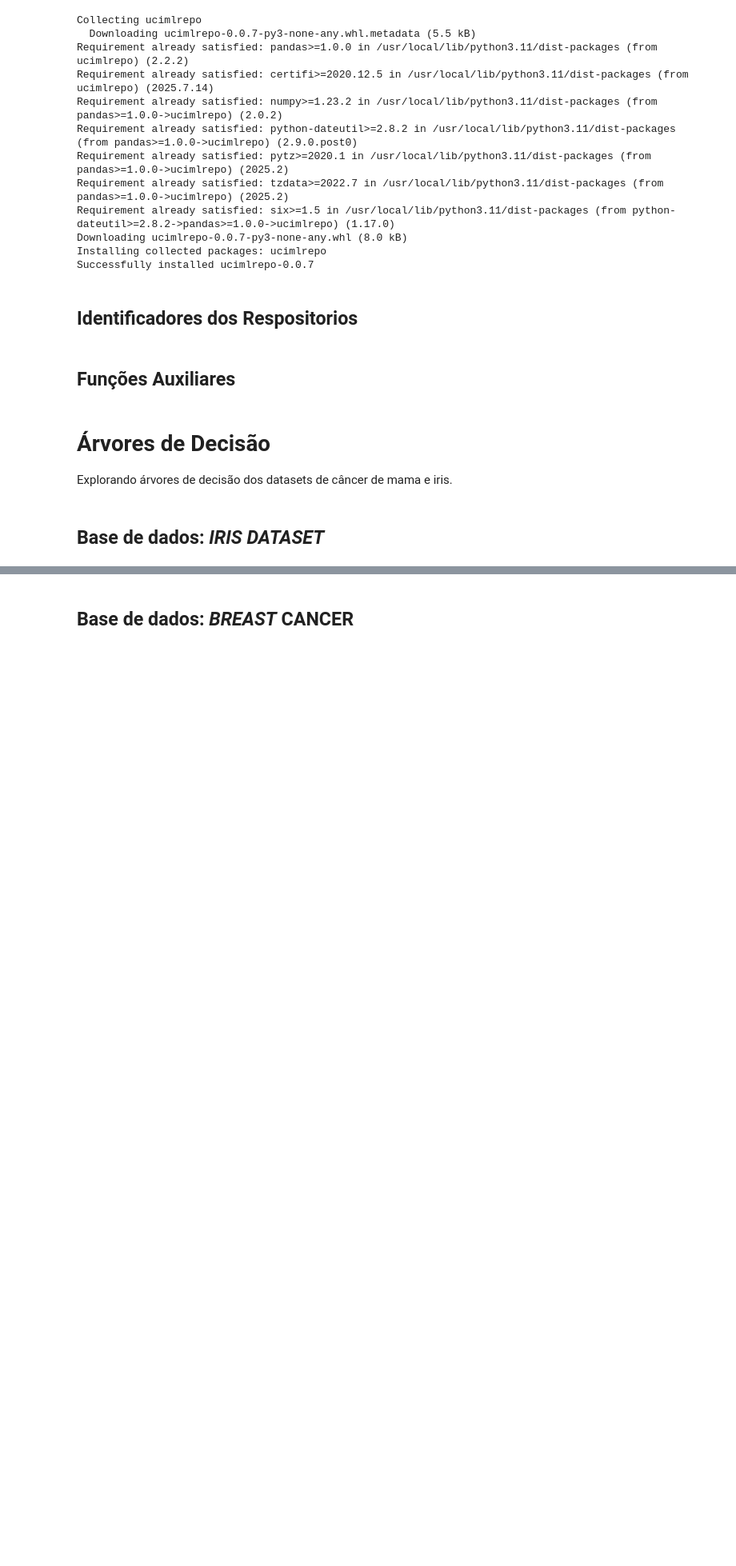
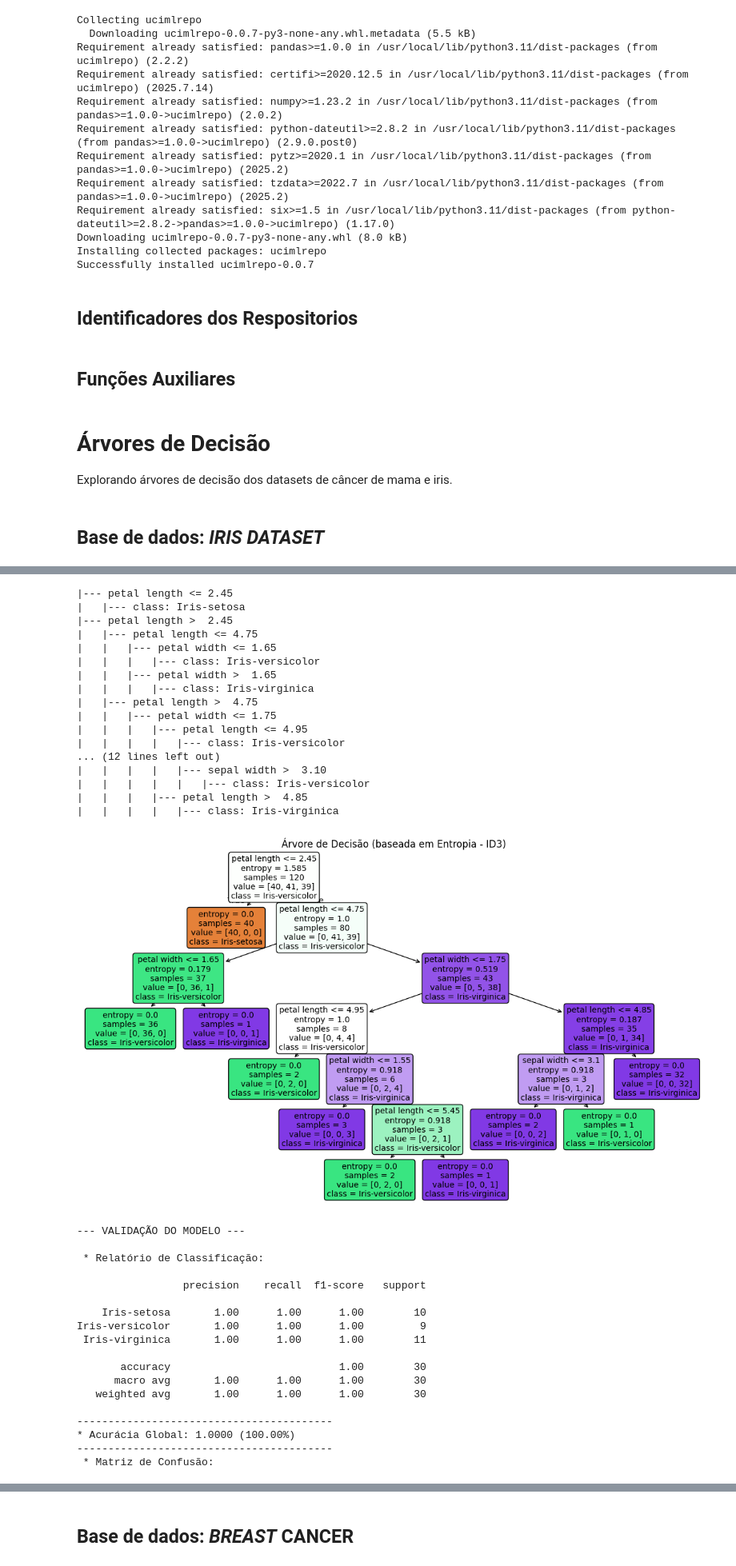
Before and after one commit to msruan/tec_2025.1, a Jupyter notebook: tbfinal_arvores.ipynb, the cells around one changed output, grey strips where cells are left out. Shown: that part at 80% size. Drawn from its saved outputs; the diff is of its cells as text; code cells hidden in the pictures; blank space fills up the shorter version.

```diff
--- a/tbfinal_arvores.ipynb
+++ b/tbfinal_arvores.ipynb
@@ -82,14 +66,20 @@ from sklearn.metrics import classification_report
 
 from sklearn import tree
 
-def run_decision_tree(x, y, data, target_column="class"):
+def run_decision_tree(dataset, target_column="class", test_size=0.2, random_state=42):
+
   # Criar DataFrame
+  data = dataset.data.original
+
   df = pd.DataFrame(data)
 
-  x, y = prepare_raw_dataset(df, target_column)
+  # Separa as features em X e os targets em y
+  x=df.drop(columns=[target_column], errors="ignore")
+  y=df[target_column]
+
 
   # Separar entre dados de validacao e teste
-  x_train, x_test, y_train, y_test = train_test_split(x, y, test_size=0.2, random_state=80)
+  x_train, x_test, y_train, y_test = train_test_split(x, y, test_size=test_size, random_state=random_state)
 
   # Criar e treinar o classificador com entropia
   modelo = DecisionTreeClassifier(criterion='entropy', random_state=42)
@@ -160,0 +110,42 @@ Iris-versicolor       1.00      0.91      0.95        11
+# %%
+from ucimlrepo import fetch_ucirepo
+
+iris_dataset = fetch_ucirepo(id=IRIS_DATASET_ID_UCIREPO)
+run_decision_tree(iris_dataset)
+# %% [output]
+|--- petal length <= 2.45
+|   |--- class: Iris-setosa
+|--- petal length >  2.45
+|   |--- petal length <= 4.75
+|   |   |--- petal width <= 1.65
+|   |   |   |--- class: Iris-versicolor
+|   |   |--- petal width >  1.65
+|   |   |   |--- class: Iris-virginica
+|   |--- petal length >  4.75
+|   |   |--- petal width <= 1.75
+|   |   |   |--- petal length <= 4.95
+|   |   |   |   |--- class: Iris-versicolor
+... (12 lines left out)
+|   |   |   |   |--- sepal width >  3.10
+|   |   |   |   |   |--- class: Iris-versicolor
+|   |   |   |--- petal length >  4.85
+|   |   |   |   |--- class: Iris-virginica
+[figure, added]
+--- VALIDAÇÃO DO MODELO ---
+
+ * Relatório de Classificação:
+
+                 precision    recall  f1-score   support
+
+    Iris-setosa       1.00      1.00      1.00        10
+Iris-versicolor       1.00      1.00      1.00         9
+ Iris-virginica       1.00      1.00      1.00        11
+
+       accuracy                           1.00        30
+      macro avg       1.00      1.00      1.00        30
+   weighted avg       1.00      1.00      1.00        30
+
+-----------------------------------------
+* Acurácia Global: 1.0000 (100.00%)
+-----------------------------------------
+ * Matriz de Confusão:
```
Also changed, not shown: parts of 19 cells of this notebook.
